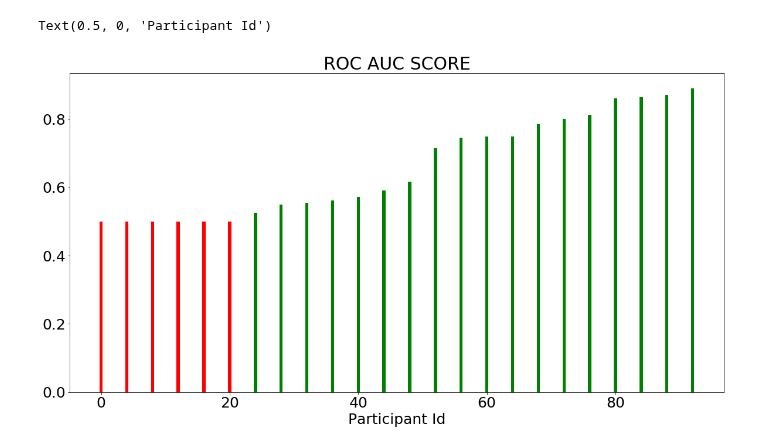
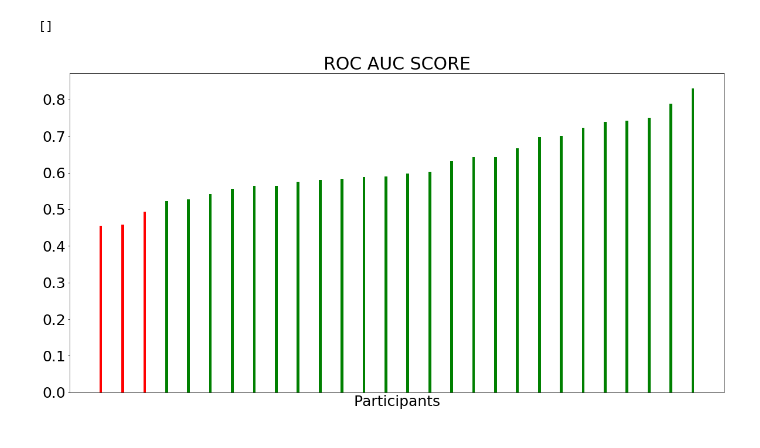
Before and after one commit to aungkonazim/RR-ECG-PPG, a Jupyter notebook: stress_exp/get_data_for_autoencoder.ipynb, the cells around one changed output. Drawn from its saved outputs; the diff is of its cells as text; code cells hidden in the pictures.

```diff
--- a/stress_exp/get_data_for_autoencoder.ipynb
+++ b/stress_exp/get_data_for_autoencoder.ipynb
@@ -186,9 +215,10 @@ a = Parallel(n_jobs=30,verbose=3)(delayed(parse_each_participant)(directory1,d)
 # %%
-scores,Y,P = [],[],[]
-for y,y_pred,qual in a:
+scores,Y,P,yields = [],[],[],[]
+for y,y_pred,qual,probs in a:
     if len(y)==0:
         continue
     Y.extend(list(y))
     P.extend(list(y_pred))
-    scores.append(np.array([roc_auc_score(y,y_pred),precision_score(y,y_pred),recall_score(y,y_pred),f1_score(y,y_pred),accuracy_score(y,y_pred)]))
+    yields.append(np.array([sum(y),len(y[y==0])]))
+    scores.append(np.array([roc_auc_score(y,probs),precision_score(y,y_pred),recall_score(y,y_pred),f1_score(y,y_pred),accuracy_score(y,y_pred)]))
 scores = np.array(scores)
@@ -204,17 +260,18 @@ array([[121, 173],
 # %%
 %matplotlib inline
 plt.rcParams.update({'font.size':25})
 scores = scores[scores[:,0].argsort()]
 import matplotlib.pyplot as plt
 fig,ax = plt.subplots(1,1,figsize=(20,10),sharex=True)
 ax.bar(np.arange(0,4*scores.shape[0],4)[scores[:,0]<=.5],scores[scores[:,0]<=.5,0],.5,color='r')
 ax.bar(np.arange(0,4*scores.shape[0],4)[scores[:,0]>.5],scores[scores[:,0]>.5,0],.5,color='g')
 ax.set_title('ROC AUC SCORE')
 # ax[0,1].bar(np.arange(scores.shape[0]),scores[:,1],.5)
 # ax[1,0].bar(np.arange(scores.shape[0]),scores[:,2],.5)
 # ax[1,1].bar(np.arange(scores.shape[0]),scores[:,3],.5,color='r')
-ax.set_xlabel('Participant Id')
+ax.set_xlabel('Participants')
+ax.set_xticks([])
 # ax.set_xlabel('Participant Id')
 # %% [output]
-Text(0.5, 0, 'Participant Id')
+[]
-[figure, old version]
+[figure, new version]
```
Also changed, not shown: parts of 8 cells of this notebook, 3 other files.
